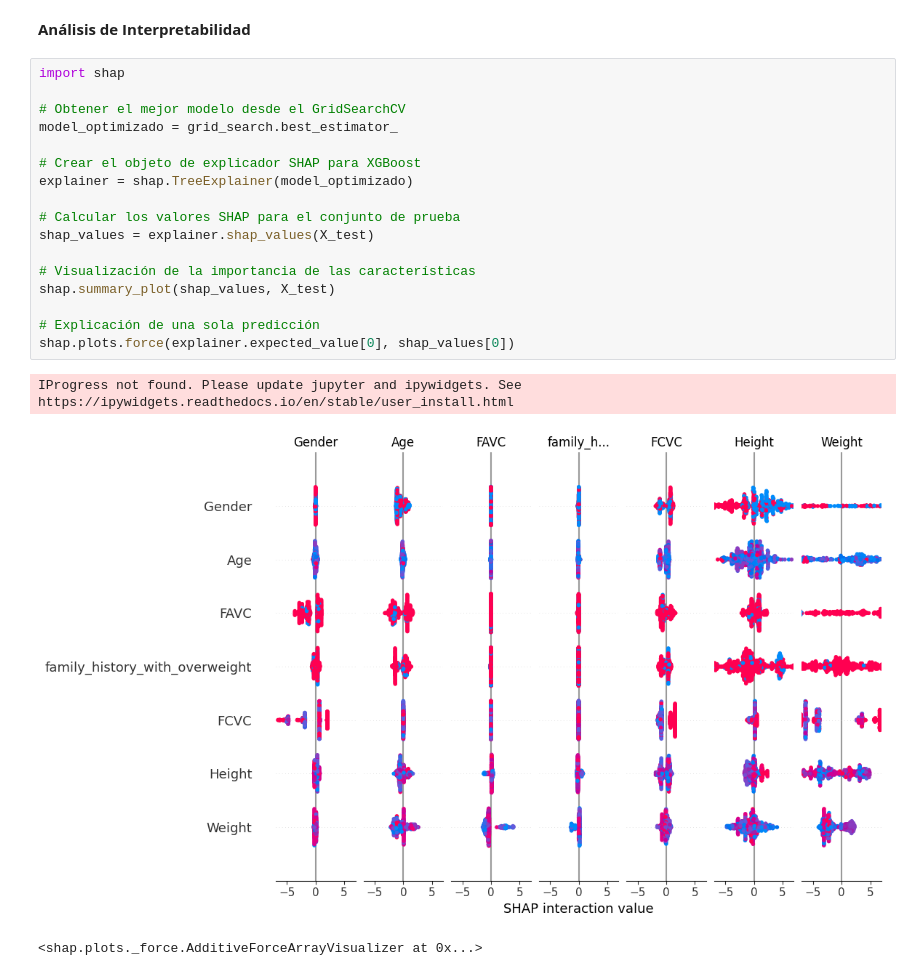
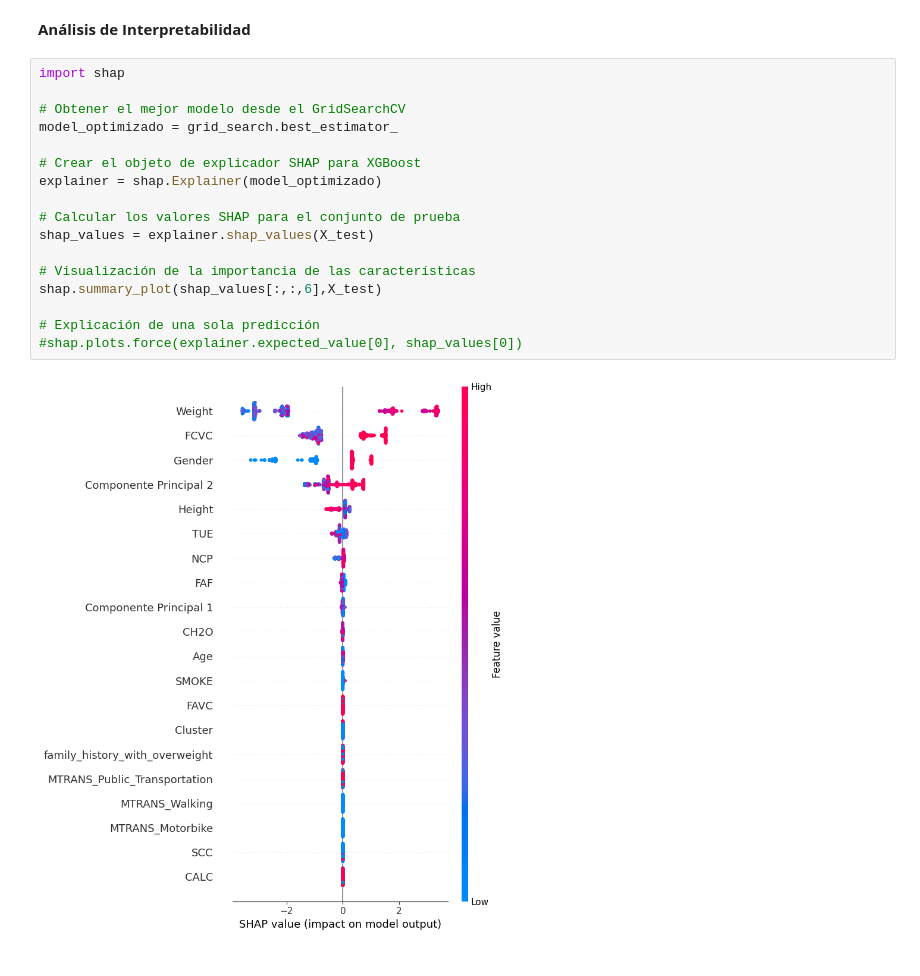
Before and after one commit to leidysvalencia/MachineLearning1-Proyecto-final, a Jupyter notebook: Código/Proyecto 3 - Agrupación de datos sobre obesidad.ipynb, the cells around one changed output. Cells and saved outputs as stored; diff of their text form.

```diff
--- a/Código/Proyecto 3 - Agrupación de datos sobre obesidad.ipynb
+++ b/Código/Proyecto 3 - Agrupación de datos sobre obesidad.ipynb
@@ -1091,21 +1091,19 @@ fig.show()
 # %%
 import shap
 
 # Obtener el mejor modelo desde el GridSearchCV
 model_optimizado = grid_search.best_estimator_
 
 # Crear el objeto de explicador SHAP para XGBoost
-explainer = shap.TreeExplainer(model_optimizado)
+explainer = shap.Explainer(model_optimizado)
 
 # Calcular los valores SHAP para el conjunto de prueba
 shap_values = explainer.shap_values(X_test)
 
 # Visualización de la importancia de las características
-shap.summary_plot(shap_values, X_test)
+shap.summary_plot(shap_values[:,:,6],X_test)
 
 # Explicación de una sola predicción
-shap.plots.force(explainer.expected_value[0], shap_values[0])
+#shap.plots.force(explainer.expected_value[0], shap_values[0])
 # %% [output]
-IProgress not found. Please update jupyter and ipywidgets. See https://ipywidgets.readthedocs.io/en/stable/user_install.html
-[figure, old version]
+[figure, new version]
-<shap.plots._force.AdditiveForceArrayVisualizer at 0x...>
```
